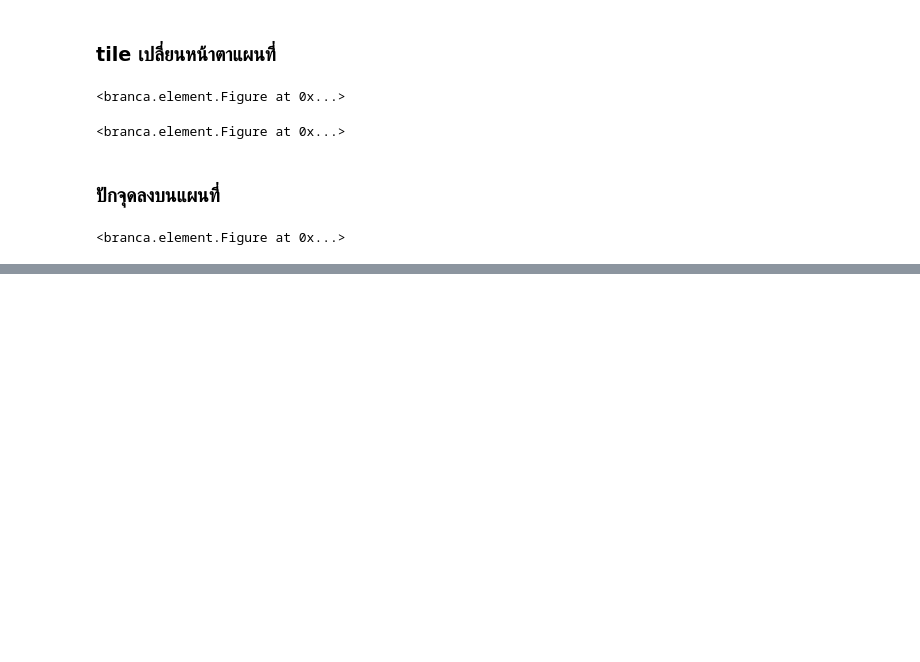
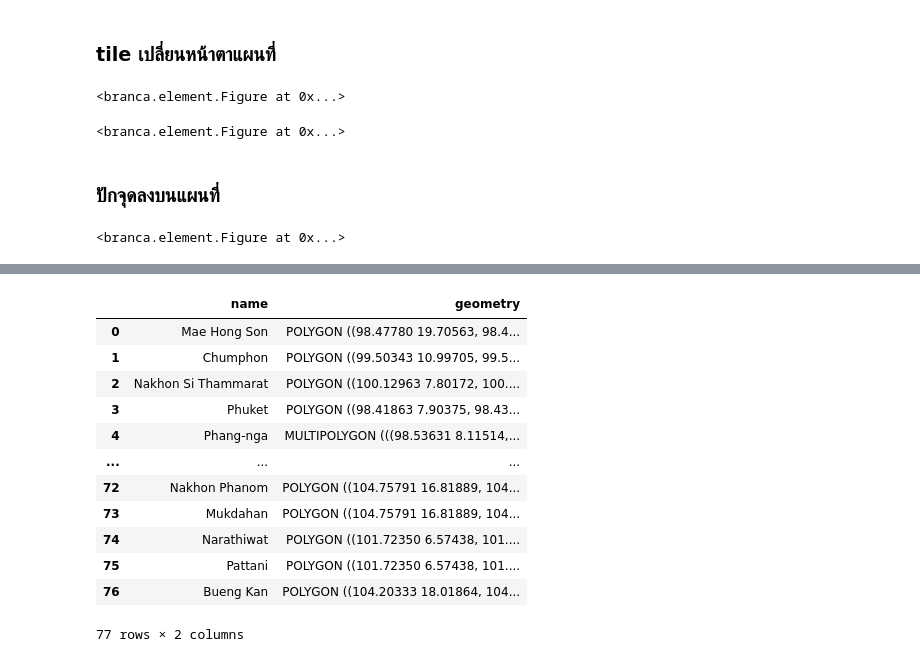
Before and after one commit to suphalaksana/data_viz_2022, a Jupyter notebook: Visualize_Map.ipynb, the cells around one changed output, grey strips where cells are left out. Drawn from its saved outputs; the diff is of its cells as text; code cells hidden in the pictures; blank space fills up the shorter version.

```diff
--- a/Visualize_Map.ipynb
+++ b/Visualize_Map.ipynb
@@ -97,0 +112,16 @@ a
+# %%
+th_geojson
+# %% [output]
+|  | name | geometry |
+| 0 | Mae Hong Son | POLYGON ((98.47780 19.70563, 98.4... |
+| 1 | Chumphon | POLYGON ((99.50343 10.99705, 99.5... |
+| 2 | Nakhon Si Thammarat | POLYGON ((100.12963 7.80172, 100.... |
+| 3 | Phuket | POLYGON ((98.41863 7.90375, 98.43... |
+| 4 | Phang-nga | MULTIPOLYGON (((98.53631 8.11514,... |
+| ... | ... | ... |
+| 72 | Nakhon Phanom | POLYGON ((104.75791 16.81889, 104... |
+| 73 | Mukdahan | POLYGON ((104.75791 16.81889, 104... |
+| 74 | Narathiwat | POLYGON ((101.72350 6.57438, 101.... |
+| 75 | Pattani | POLYGON ((101.72350 6.57438, 101.... |
+| 76 | Bueng Kan | POLYGON ((104.20333 18.01864, 104... |
+77 rows × 2 columns
```
Also changed, not shown: parts of 20 cells of this notebook.
